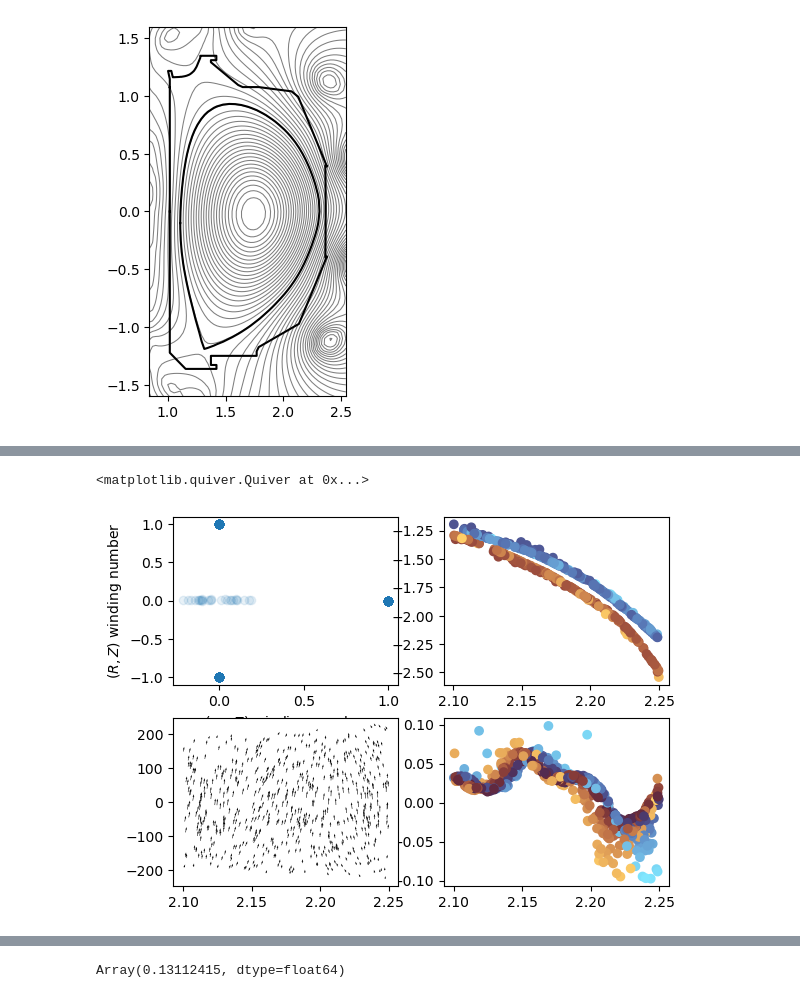
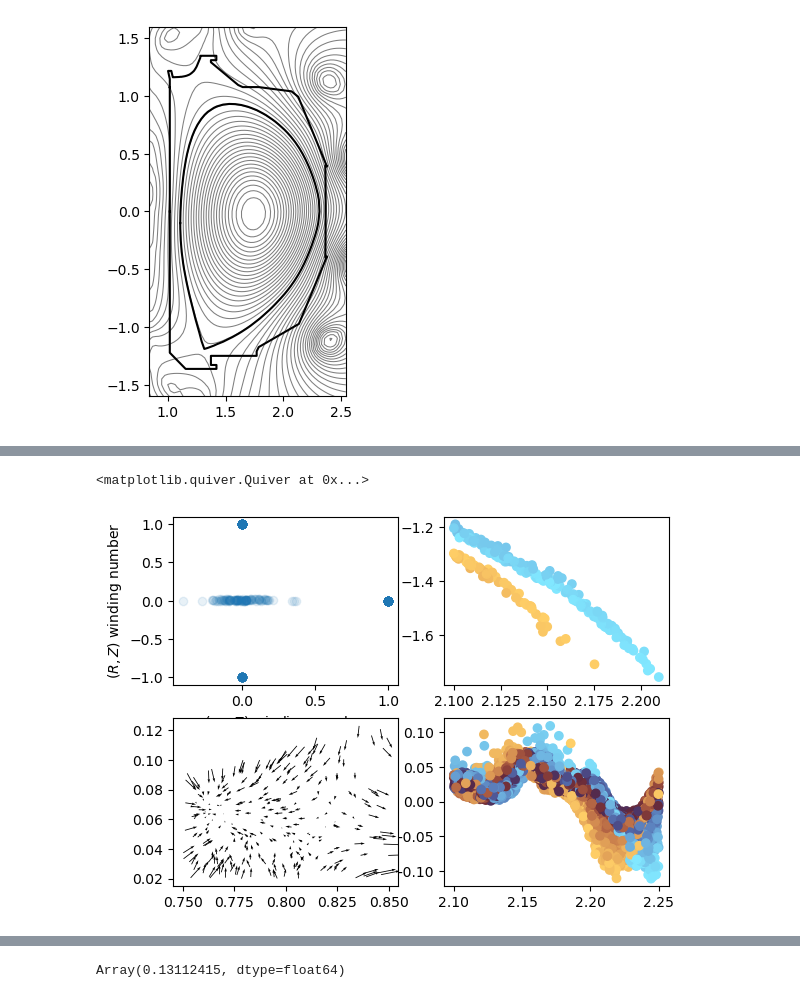
Before and after one commit to Maplenormandy/c1lgkt-jax, a Jupyter notebook: bin/diffrax_scratch.ipynb, the cells around one changed output, grey strips where cells are left out. Cells and saved outputs as stored; diff of their text form; code cells hidden in the pictures.

```diff
--- a/bin/diffrax_scratch.ipynb
+++ b/bin/diffrax_scratch.ipynb
@@ -62,29 +61,31 @@ stepsize_controller = diffrax.PIDController(rtol=1e-8, atol=1e-8)
 
 # Termination condition for passing particles
 def cond_copassing(t, y, args, **kwargs):
-    r, varphi, z, vll, mu, theta_pol, theta_vll = y
+    r, varphi, z, vll, mu, theta_pol, theta_vll, action = y
     # Pick only the first particle if multiple particles are being pushed
     return jnp.ravel(theta_pol)[0] - 2 * jnp.pi
 
 def cond_ctrpassing(t, y, args, **kwargs):
-    r, varphi, z, vll, mu, theta_pol, theta_vll = y
+    r, varphi, z, vll, mu, theta_pol, theta_vll, action = y
     return jnp.ravel(theta_pol)[0] + 2 * jnp.pi
 
 def cond_bounce(t, y, args, **kwargs):
-    r, varphi, z, vll, mu, theta_pol, theta_vll = y
+    r, varphi, z, vll, mu, theta_pol, theta_vll, action = y
     return jnp.ravel(theta_vll)[0] - 2 * jnp.pi
 
 root_finder = optx.Newton(rtol=1e-5, atol=1e-5)
 event = diffrax.Event((cond_copassing, cond_ctrpassing, cond_bounce), root_finder)
 
+@jax.vmap
 def orbit_freqs(y0):
     sol = diffrax.diffeqsolve(term, solver, t0=0, t1=1.0, dt0=5e-4, y0=y0,
+                            max_steps=512,
                             args=args,
                             stepsize_controller=stepsize_controller,
                             event=event,
                             throw=False)
 
-    r, varphi, z, vll, mu, theta_pol, theta_vll = sol.ys
+    r, varphi, z, vll, mu, theta_pol, theta_vll, action = sol.ys
 
     omega_tor = varphi[-1] / sol.ts[-1]
     winding_pol = theta_pol[-1] / (2 * jnp.pi)
@@ -92,22 +93,27 @@ def orbit_freqs(y0):
     # Note: this is the unsigned frequency; need to multiply by the appropriate winding number to get the signed frequency
     omega_pol = 2*jnp.pi / sol.ts[-1]
 
-    return omega_tor, omega_pol, winding_pol, winding_vll, sol
+    lphi, ham = particle_motion.compute_driftkinetic_integrals(0.0, y0[:5], args)
 
-batched_bounce_freqs = jax.vmap(orbit_freqs)
+    return omega_tor, omega_pol, winding_pol, winding_vll, action[-1], lphi, ham, sol
 # %%
 # %% Push multiple particles and check timesteps
 %matplotlib inline
-n_part = 1024
+n_part = 1024*4
+
 r0 = jnp.array(np.random.rand(n_part)*0.15 + 2.1)
-z0 = jnp.zeros_like(r0)
+z0 = jnp.array(np.random.rand(n_part)*0.15 - 0.075 + eq.zaxis)
 varphi0 = jnp.zeros_like(r0)
-vll0 = jnp.array(np.random.randn(n_part)*pp.vt)
+#vll0 = jnp.array(np.random.randn(n_part)*pp.vt)
+vll0 = jnp.array(2*(np.random.rand(n_part)-0.5)*pp.vt)
 mu0 = jnp.ones_like(r0) * pp.m * (pp.vt **2) / (2 * 1.0)
 theta_pol0 = jnp.zeros_like(r0)
 theta_vll0 = jnp.zeros_like(r0)
+action0 = jnp.zeros_like(r0)
 
-sol = diffrax.diffeqsolve(term, solver, t0=0, t1=1.0, dt0=5e-4, y0=(r0, z0, varphi0, vll0, mu0, theta_pol0, theta_vll0),
+y0 = (r0, z0, varphi0, vll0, mu0, theta_pol0, theta_vll0, action0)
+
+sol = diffrax.diffeqsolve(term, solver, t0=0, t1=1.0, dt0=5e-4, y0=y0,
                             args=args,
                             saveat=saveat,
                             stepsize_controller=stepsize_controller,
@@ -121,33 +127,37 @@ plt.plot(np.diff(sol.ts))
 # %%
 # %% Compute frequencies
-inputs = (r0, varphi0, z0, vll0, mu0, theta_pol0, theta_vll0)
-freqs = batched_bounce_freqs(inputs)
+inputs = y0
+freqs = orbit_freqs(inputs)
 # %%
 # %% Plot of winding numbers and q profiles
 %matplotlib inline
-omega_tor, omega_pol, winding_pol, winding_vll, sols = freqs
+omega_tor, omega_pol, winding_pol, winding_vll, action, lphi, ham, sols = freqs
 
 plt.figure()
 # Plot winding numbers
 plt.subplot(221)
 plt.scatter(winding_vll, winding_pol, alpha=0.1)
 plt.xlabel(R'$(v_\parallel, Z)$ winding number')
 plt.ylabel(R'$(R,Z)$ winding number')
 
 # Plot passing particles
 plt.subplot(222)
 filter = np.logical_or((np.round(winding_pol) == -1), (np.round(winding_pol) == +1))
 plt.scatter(r0[filter], omega_tor[filter] / omega_pol[filter] * np.round(winding_pol)[filter], c=vll0[filter], cmap='managua')
 
 # Plot trapped particles
 plt.subplot(224)
 filter = (np.round(winding_vll) != 0)
 plt.scatter(r0[filter], omega_tor[filter] / omega_pol[filter], c=vll0[filter], cmap='managua')
 
 # Plot frequencies for trapped particles
 plt.subplot(223)
-filter = np.logical_and((np.round(winding_pol) == 0), (np.round(winding_vll) == +1))
-plt.quiver(r0[filter], vll0[filter], omega_tor[filter] / jnp.std(omega_tor[filter]), omega_pol[filter] / jnp.std(omega_pol[filter]))
+filter = np.logical_and(np.logical_and(np.logical_and((np.round(winding_pol) == 0), (np.round(winding_vll) == +1)), np.abs(lphi/eq.psix - 0.8) < 0.05), action > 0.02)
+
+plot_tor = omega_tor[filter] + 0.05*30
+plot_pol = omega_pol[filter] - np.median(omega_pol[filter])
+
+plt.quiver(lphi[filter]/eq.psix, action[filter], plot_tor / jnp.std(plot_tor), plot_pol / jnp.std(plot_pol))
 # %% [output]
 <matplotlib.quiver.Quiver at 0x...>
-[figure, old version]
+[figure, new version]
```
Also changed, not shown: parts of 9 cells of this notebook, 3 other files.
